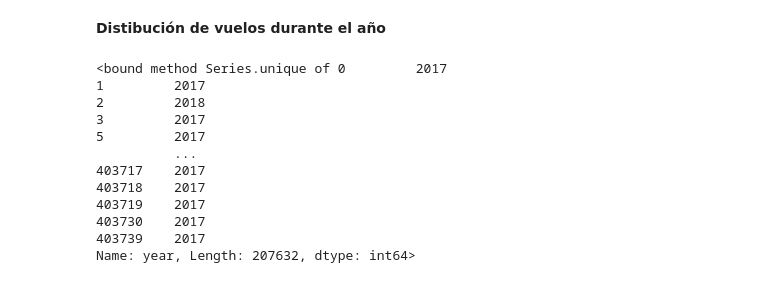
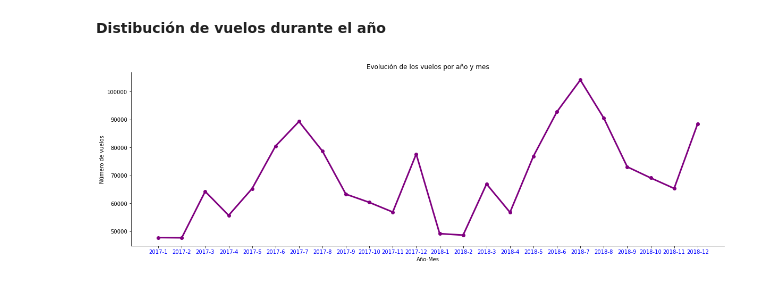
Before and after one commit to Adalab/bda-modulo-3-evaluacion-final-Macresca, a Jupyter notebook: Maria_Crespo_Calabuig.ipynb, the cells around one changed output. Drawn from its saved outputs; the diff is of its cells as text; code cells hidden in the pictures.

```diff
--- a/Maria_Crespo_Calabuig.ipynb
+++ b/Maria_Crespo_Calabuig.ipynb
@@ -569,3 +596,5 @@ flt_info.describe(include = "object").T
 | enrollment_type | 207632 | 2 | Standard | 198576 |
 # %% [markdown]
 ## Segunda fase
+# %%
+flt_info.sort_values(by=["year","month"],ascending=[True,True],inplace= True)
@@ -572,17 +610,27 @@ flt_info.describe(include = "object").T
 # %% [markdown]
 **Distibución de vuelos durante el año**
-# %%
-flt_info['year'].unique
-# %% [output]
-<bound method Series.unique of 0         2017
-1         2017
-2         2018
-3         2017
-5         2017
-          ...
-403717    2017
-403718    2017
-403719    2017
-403730    2017
-403739    2017
-Name: year, Length: 207632, dtype: int64>
+# %%
+# Obtener los datos de vuelos
+vuelos = flt_info.groupby([flt_info['year'].dt.year, flt_info['month'].dt.month])['flights_booked'].sum()
+
+# Obtener todas las etiquetas de eje x
+etiquetas_x = [f'{año}-{mes}' for año, mes in vuelos.index]
+
+# Establecer las posiciones de los ticks del eje x
+posiciones_x = list(range(len(etiquetas_x)))
+
+plt.figure(figsize=(20, 6))
+vuelos.plot(kind='line', marker='o', linestyle='-', color='purple', linewidth=3)
+
+plt.title('Evolución de los vuelos por año y mes')
+plt.xlabel('Año-Mes')
+plt.ylabel('Número de vuelos')
+
+# Establecer las etiquetas del eje x y sus posiciones
+plt.xticks(posiciones_x, etiquetas_x, color="blue", fontsize=10)
+
+# Quitar las líneas de los ejes derecho y superior
+plt.gca().spines['right'].set_visible(False)
+plt.gca().spines['top'].set_visible(False);
+# %% [output]
+[figure, added]
```
Also changed, not shown: parts of 29 cells of this notebook.
